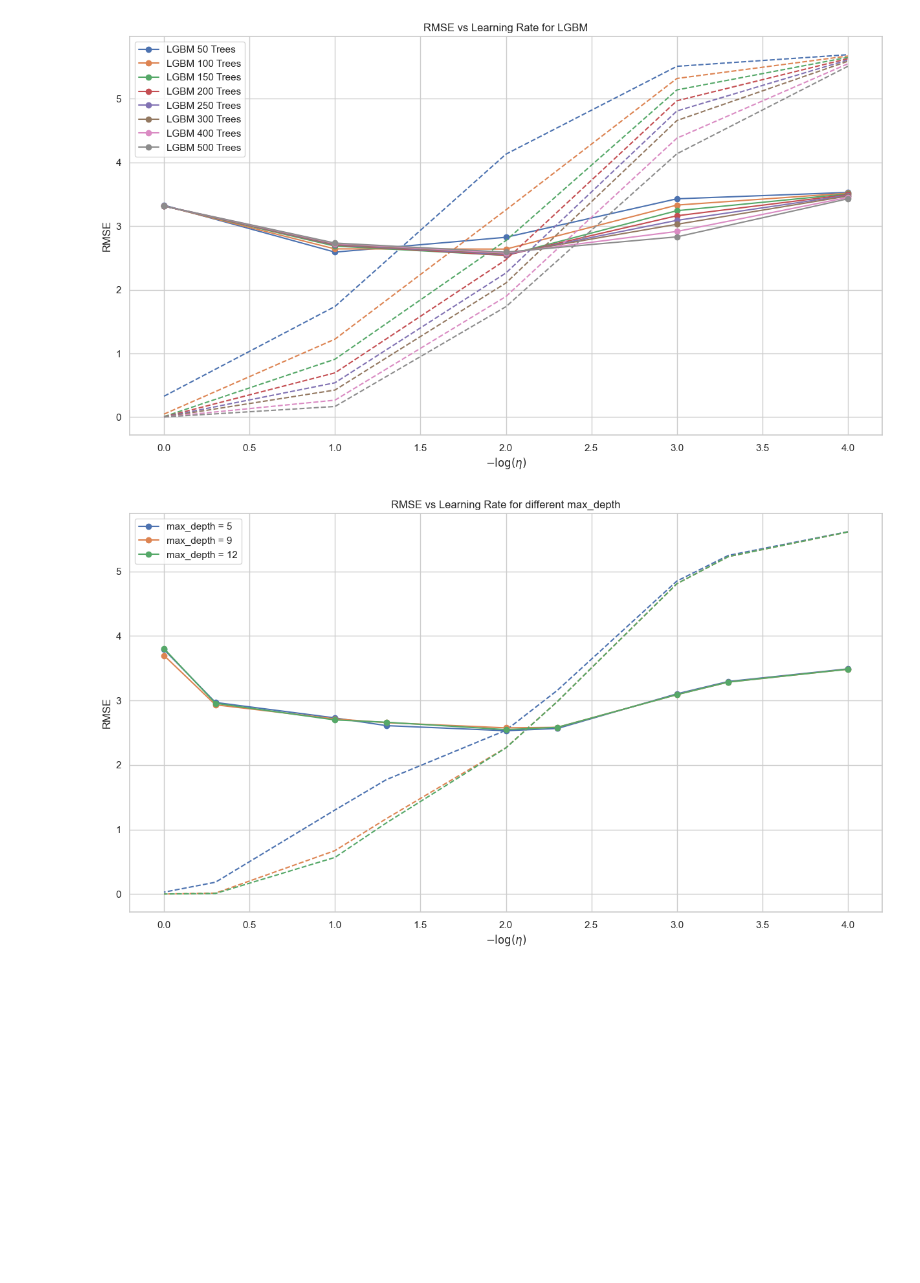
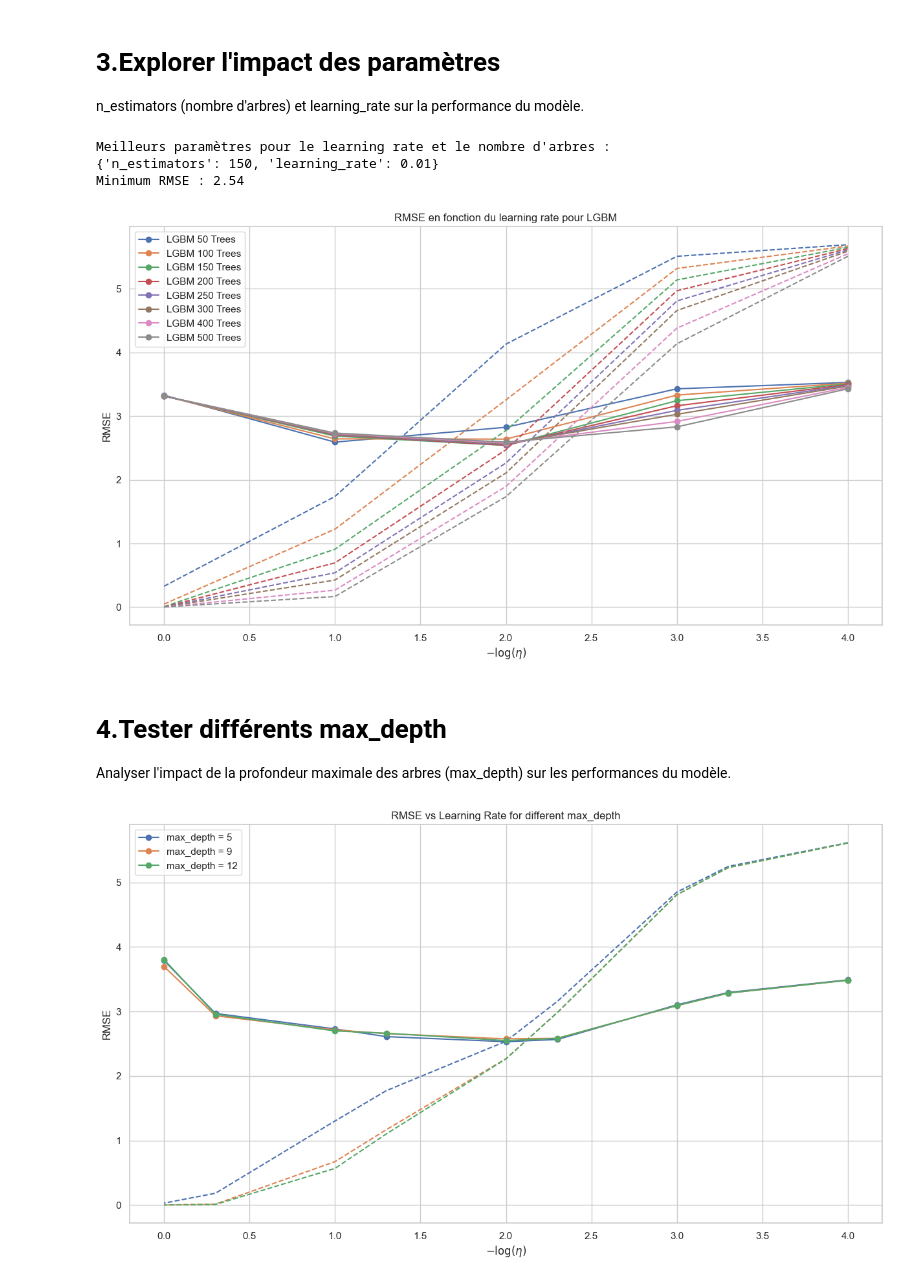
Before and after one commit to nbm6d3tp/Predict_VKOSPI, a Jupyter notebook: Boosting_best_param.ipynb, the cells around one changed output. Drawn from its saved outputs; the diff is of its cells as text; code cells hidden in the pictures; blank space fills up the shorter version.

```diff
--- a/Boosting_best_param.ipynb
+++ b/Boosting_best_param.ipynb
@@ -36,64 +90,75 @@ RMSE = lambda y_true, y_pred: np.sqrt(mean_squared_error(y_true=y_true, y_pred=y
+# %% [markdown]
+# 3.Explorer l'impact des paramètres
+n_estimators (nombre d'arbres) et learning_rate sur la performance du modèle.
 # %%
-# Tester différents taux d'apprentissage (learning rate) et paramètres d'arbre de décision 测试不同学习率和决策树参数
+# Tester différents learning rate et nombres d'arbres de décision
 performances = []
 n_estimators_options = [50, 100, 150, 200, 250, 300, 400, 500]
-
-learning_rate_options = [10 ** (-power) for power in range(0, 5)]
+learning_rate_options = [10**(-power) for power in range(0, 5)]
 
 best_rmse = float("inf")
-best_alpha = None
-best_l1_ratio = None
+best_params = {}
+
 
 for n_estimators in n_estimators_options:
     performance = {
         "Trees": n_estimators,
         "performances_train": [],
-        "performances_test": [],
+        "performances_test": []
     }
     for learning_rate in learning_rate_options:
-        model = LGBMRegressor(
-            n_estimators=n_estimators,
-            learning_rate=learning_rate,
-            random_state=42,
-            verbose=-1,
-        )
+
+        model = LGBMRegressor(n_estimators=n_estimators, learning_rate=learning_rate, random_state=42, verbose=-1)
         model.fit(X_train, y_train)
+
 
         y_pred_train = model.predict(X_train)
         y_pred_test = model.predict(X_test)
 
-        rmse = RMSE(y_train, y_pred_train)
 
-        if rmse < best_rmse:
-            best_rmse = rmse
-            best_alpha = alpha
-            best_l1_ratio = l1_ratio
+        train_rmse = RMSE(y_train, y_pred_train)
+        test_rmse = RMSE(y_test, y_pred_test)
 
-        performance["performances_train"].append(RMSE(y_train, y_pred_train))
-        performance["performances_test"].append(RMSE(y_test, y_pred_test))
+        # Ajout des résultats de performance
+        performance["performances_train"].append(train_rmse)
+        performance["performances_test"].append(test_rmse)
+
+
+        if test_rmse < best_rmse:
+            best_rmse = test_rmse
+            best_params = {
+                "n_estimators": n_estimators,
+                "learning_rate": learning_rate
+            }
 
     performances.append(performance)
 
-# Visualisation de la relation entre le taux d'apprentissage et le RMSE  绘制学习率与 RMSE 的关系
+# Affichage des meilleurs paramètres et RMSE
+print("Meilleurs paramètres pour le learning rate et le nombre d'arbres :")
+print(best_params)
+print(f"Minimum RMSE : {best_rmse:.2f}")
+
+# Visualisation de la relation entre le learning rate et le RMSE
 plt.figure(figsize=(15, 8))
 learning_rate_powers = -np.log10(learning_rate_options)
 
+
 for index, performance in enumerate(performances):
     color = sns.color_palette()[index]
-    plt.plot(
-        learning_rate_powers,
-        performance["performances_test"],
-        "o-",
-        label=f"LGBM {performance['Trees']} Trees",
-        color=color,
-    )
-    plt.plot(learning_rate_powers, performance["performances_train"], "--", color=color)
+    plt.plot(learning_rate_powers, performance["performances_test"], 'o-', label=f"LGBM {performance['Trees']} Trees", color=color)
+    plt.plot(learning_rate_powers, performance["performances_train"], '--', color=color)
 
 plt.xlabel(r"$-\log(\eta)$")
 plt.ylabel("RMSE")
-plt.title("RMSE vs Learning Rate for LGBM")
+plt.title("RMSE en fonction du learning rate pour LGBM")
 plt.legend()
 plt.show()
 # %% [output]
+Meilleurs paramètres pour le learning rate et le nombre d'arbres :
+{'n_estimators': 150, 'learning_rate': 0.01}
+Minimum RMSE : 2.54
-[figure, old version]
+[figure, new version]
+# %% [markdown]
+# 4.Tester différents max_depth
+Analyser l'impact de la profondeur maximale des arbres (max_depth) sur les performances du modèle.
 # %%
```
Also changed, not shown: parts of 6 cells of this notebook, 2 other files.
